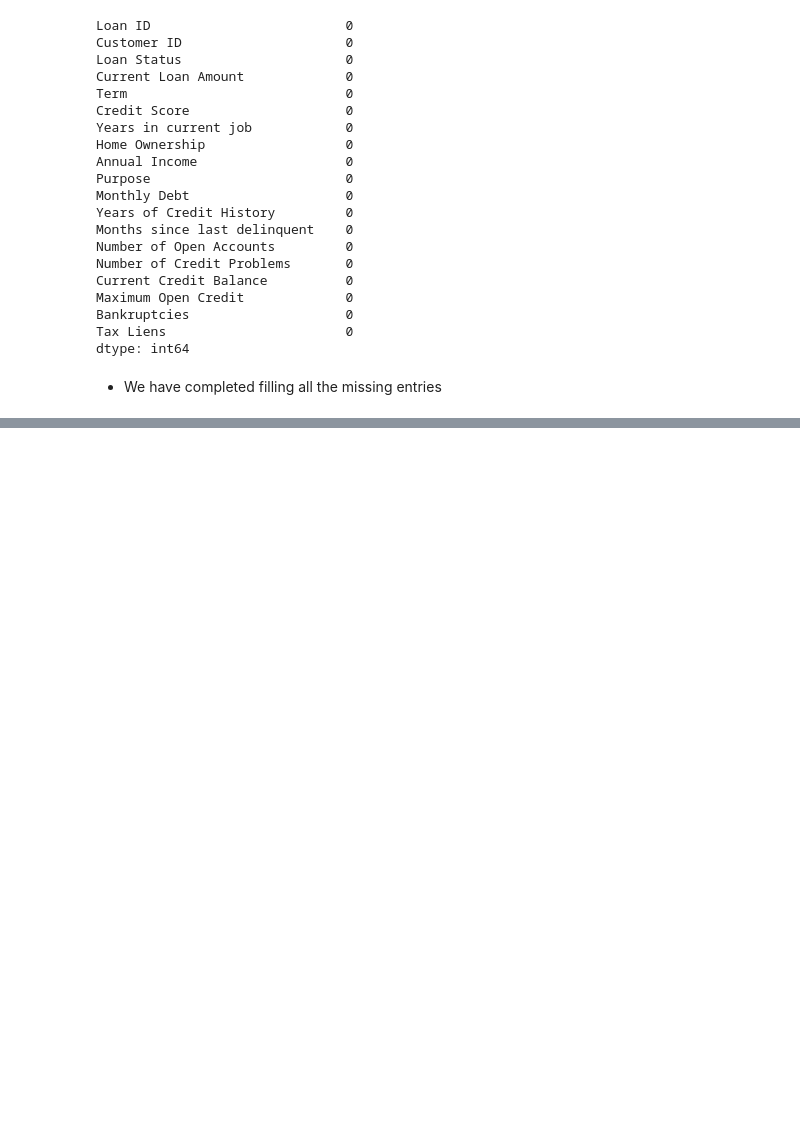
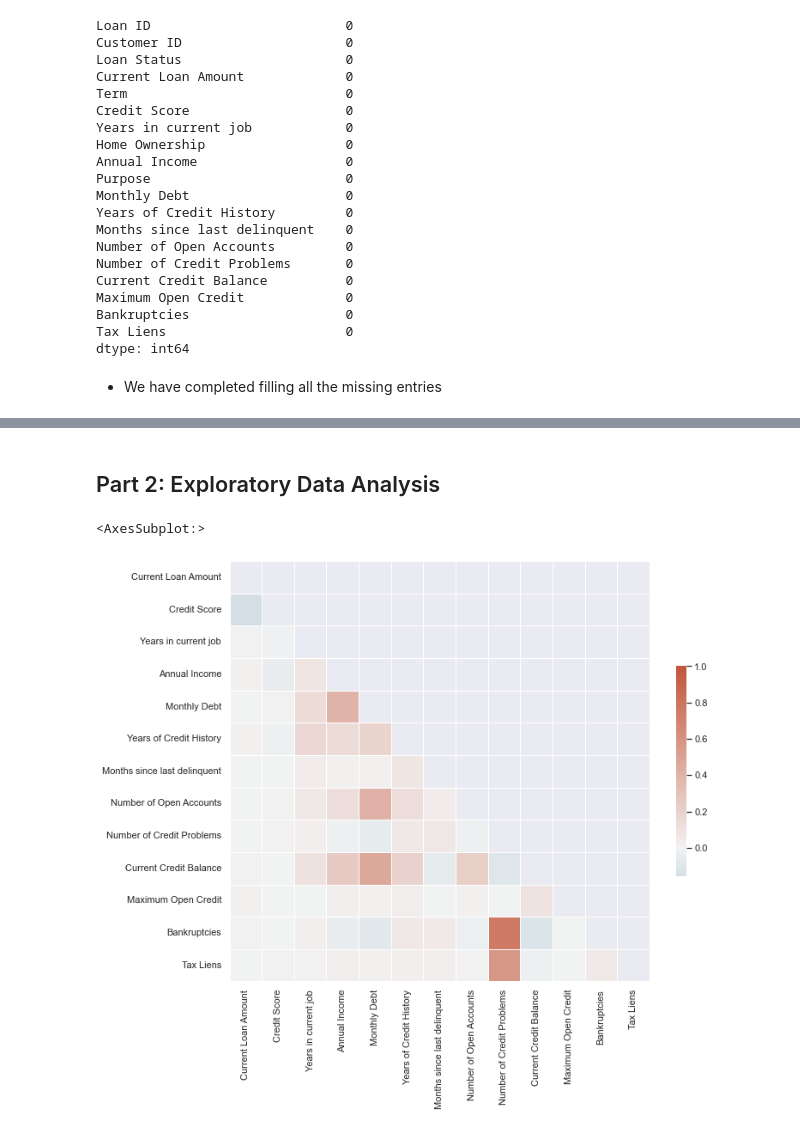
Before and after one commit to supermanimmy/loan-dataset-exploration, a Jupyter notebook: Loan Dataset Exploration.ipynb, the cells around one changed output, grey strips where cells are left out. Cells and saved outputs as stored; diff of their text form; code cells hidden in the pictures; blank space fills up the shorter version.

Commit message:
further data cleaning

```diff
--- a/Loan Dataset Exploration.ipynb
+++ b/Loan Dataset Exploration.ipynb
@@ -175,0 +206,4 @@ dtype: int64
+# %%
+loan['Monthly Debt'] = loan['Monthly Debt'].apply( lambda x:   x.replace(',', ''))
+# %%
+loan['Monthly Debt'] = loan['Monthly Debt'].astype(float)
@@ -175,0 +212,4 @@ dtype: int64
+# %%
+loan['Maximum Open Credit'] = loan['Maximum Open Credit'].str.strip(r'#VALUE!')
+# %%
+loan['Maximum Open Credit'] = loan['Maximum Open Credit'].replace('', 0).astype(float)
@@ -175,0 +239,12 @@ dtype: int64
+# %% [markdown]
+## Part 2: Exploratory Data Analysis
+# %%
+corr = loan.corr()
+mask = np.triu(np.ones_like(corr, dtype=bool))
+f, ax = pp.subplots(figsize=(11, 9))
+cmap = sns.diverging_palette(230, 20, as_cmap=True)
+
+sns.heatmap(corr, mask=mask, cmap=cmap, vmax = 1, center=0, square=True, linewidths=.5, cbar_kws={'shrink': .5})
+# %% [output]
+<AxesSubplot:>
+[figure, added]
```
Also changed, not shown: parts of 12 cells of this notebook.
